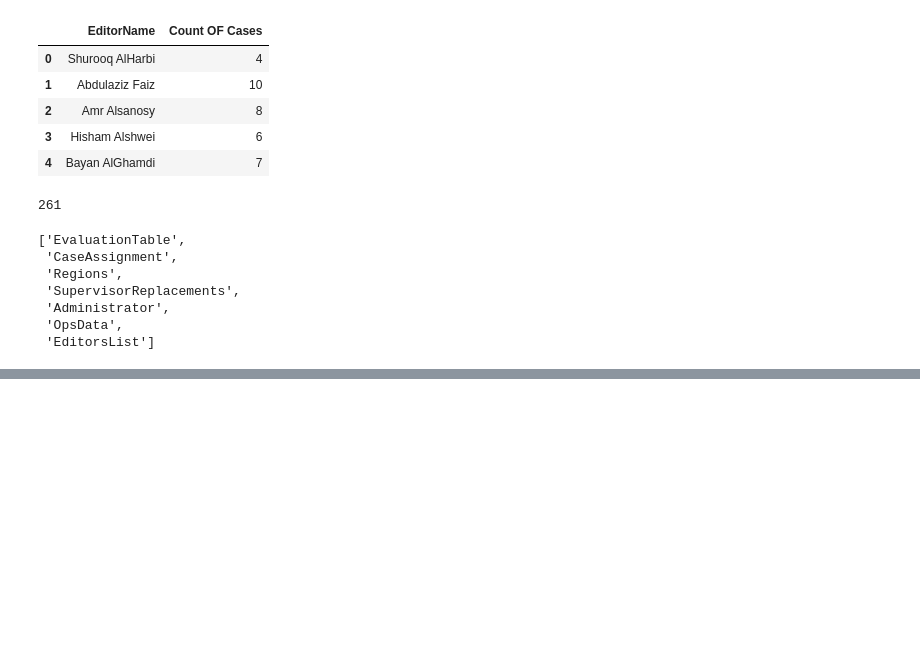
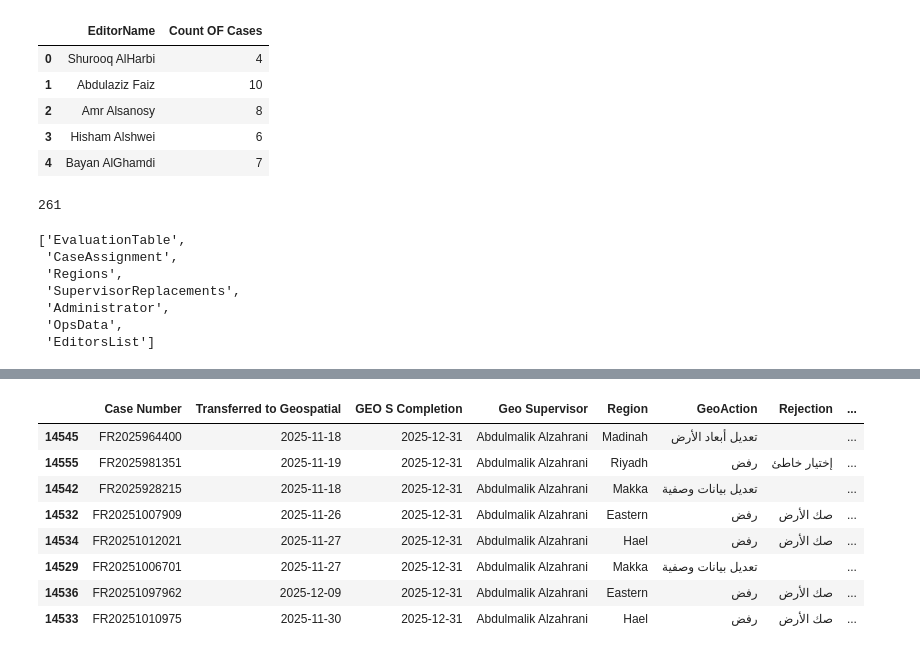
Before and after one commit to AymanSD/Editors-Evaluation, a Jupyter notebook: Evaluation.ipynb, the cells around one changed output, grey strips where cells are left out. Cells and saved outputs as stored; diff of their text form; code cells hidden in the pictures; blank space fills up the shorter version.

```diff
--- a/Evaluation.ipynb
+++ b/Evaluation.ipynb
@@ -459,0 +884,3 @@ for table in tables:
+# %%
+editor = 'Abdulmalik Alzahrani'
+overTime_df[overTime_df["Geo Supervisor"]==editor]
@@ -459,0 +894,13 @@ for table in tables:
+# %%
+date = '2025-12-31'
+prod_df[(prod_df["Geo Supervisor"]==editor) & (prod_df["GEO S Completion"]==pd.to_datetime(date).date())& (prod_df["CompletionTime"]<=pd.to_datetime(date+" 9:00:00"))].sort_values(by="CompletionTime")
+# %% [output]
+|  | Case Number | Transferred to Geospatial | GEO S Completion | Geo Supervisor | Region | GeoAction | Rejection | ... |
+| 14545 | FR2025964400 | 2025-11-18 | 2025-12-31 | Abdulmalik Alzahrani | Madinah | تعديل أبعاد الأرض |  | ... |
+| 14555 | FR2025981351 | 2025-11-19 | 2025-12-31 | Abdulmalik Alzahrani | Riyadh | رفض | إختيار خاطئ | ... |
+| 14542 | FR2025928215 | 2025-11-18 | 2025-12-31 | Abdulmalik Alzahrani | Makka | تعديل بيانات وصفية |  | ... |
+| 14532 | FR20251007909 | 2025-11-26 | 2025-12-31 | Abdulmalik Alzahrani | Eastern | رفض | صك الأرض | ... |
+| 14534 | FR20251012021 | 2025-11-27 | 2025-12-31 | Abdulmalik Alzahrani | Hael | رفض | صك الأرض | ... |
+| 14529 | FR20251006701 | 2025-11-27 | 2025-12-31 | Abdulmalik Alzahrani | Makka | تعديل بيانات وصفية |  | ... |
+| 14536 | FR20251097962 | 2025-12-09 | 2025-12-31 | Abdulmalik Alzahrani | Eastern | رفض | صك الأرض | ... |
+| 14533 | FR20251010975 | 2025-11-30 | 2025-12-31 | Abdulmalik Alzahrani | Hael | رفض | صك الأرض | ... |
```
Also changed, not shown: parts of 50 cells of this notebook, 9 other files.
